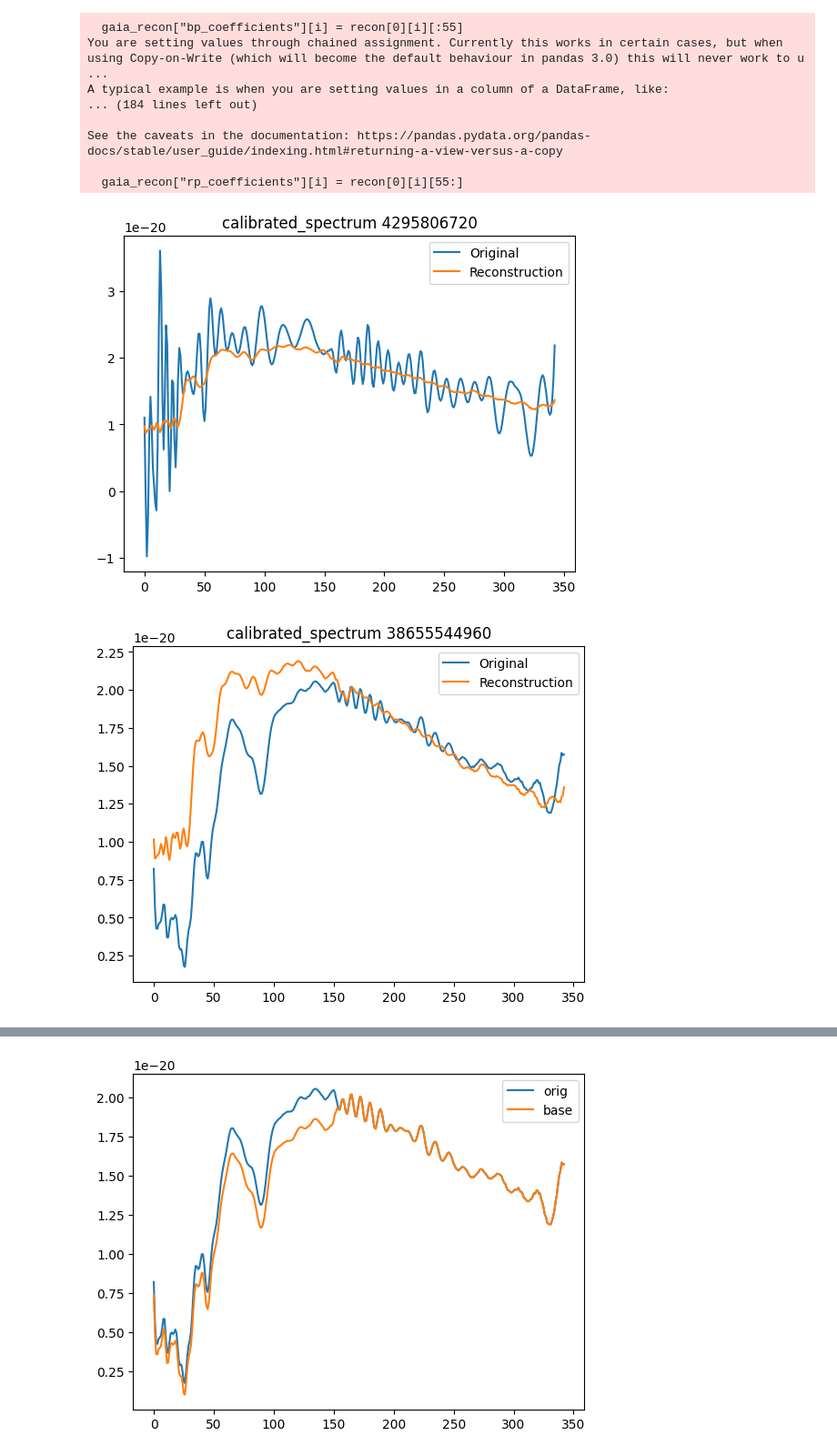
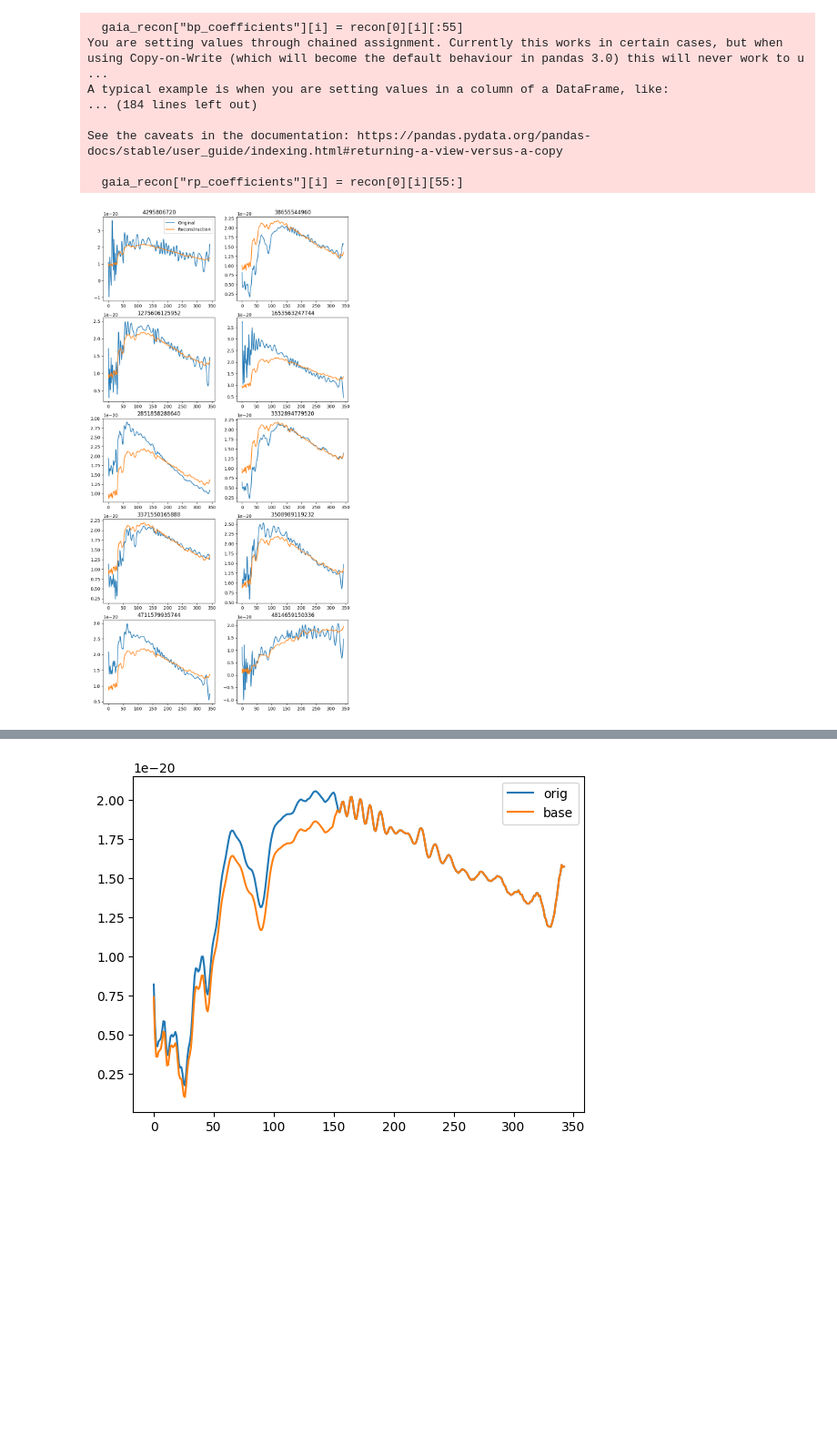
Before and after one commit to HITS-AIN/Spherinator, a Jupyter notebook: gaia/onnx_vae_dense_reconstruction.ipynb, the cells around one changed output, grey strips where cells are left out. Shown at 91% size. Saved outputs shown, nothing was run; the diff lists cells and outputs as text; code cells hidden in the pictures; blank space fills up the shorter version.

Commit message:
reconstructions as subplot

```diff
--- a/gaia/onnx_vae_dense_reconstruction.ipynb
+++ b/gaia/onnx_vae_dense_reconstruction.ipynb
@@ -94,14 +108,17 @@ recon_spectrum, sampling = calibrate(
 # %%
 from matplotlib import pyplot as plt
 
-for idx in range(10):
+nb_samples = 10
+fig, ax = plt.subplots(int(nb_samples / 2), 2)
+ax = ax.flatten()
+fig.set_size_inches(10, 20)
+for idx in range(nb_samples):
 # for idx in [0]:
-    plt.figure()
-    plt.title(f"calibrated_spectrum {gaia["source_id"][idx]}")
-    plt.plot(calibrated_spectrum["flux"][idx], label="Original")
-    plt.plot(recon_spectrum["flux"][idx], label="Reconstruction")
-    plt.legend(loc="upper right")
-    plt.show()
+    ax[idx].set_title(f"{gaia["source_id"][idx]}")
+    ax[idx].plot(calibrated_spectrum["flux"][idx], label="Original")
+    ax[idx].plot(recon_spectrum["flux"][idx], label="Reconstruction")
+    if idx == 0:
+        ax[idx].legend(loc="upper right")
+fig.savefig("reconstruction_dense.png")
 # %% [output]
-[figure, old version]
+[figure, new version]
-[figure, removed]
```
Also changed, not shown: parts of 4 cells of this notebook, 5 other files.
